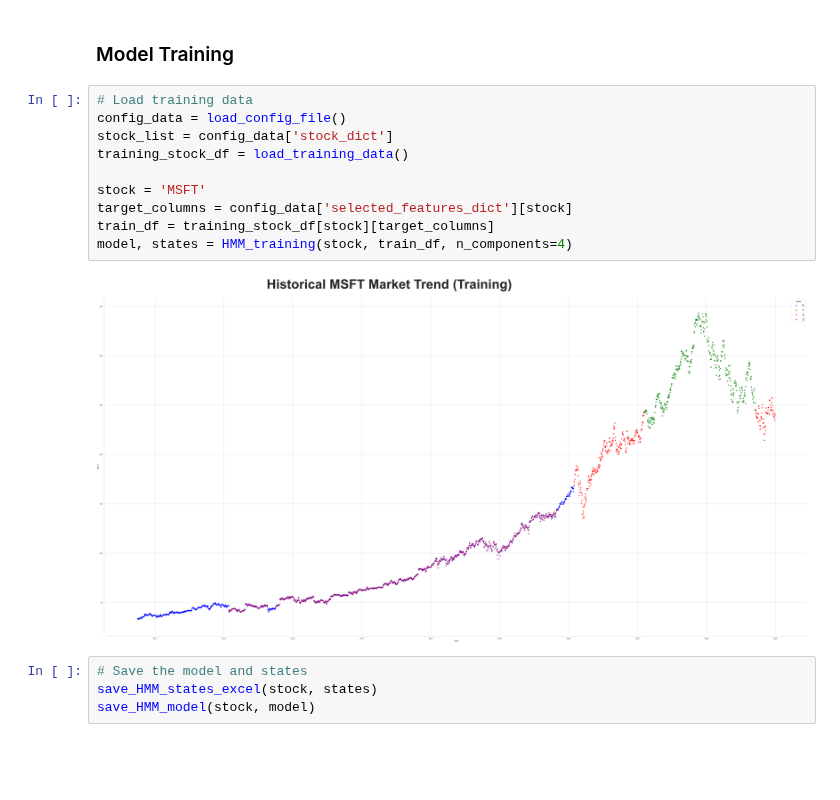
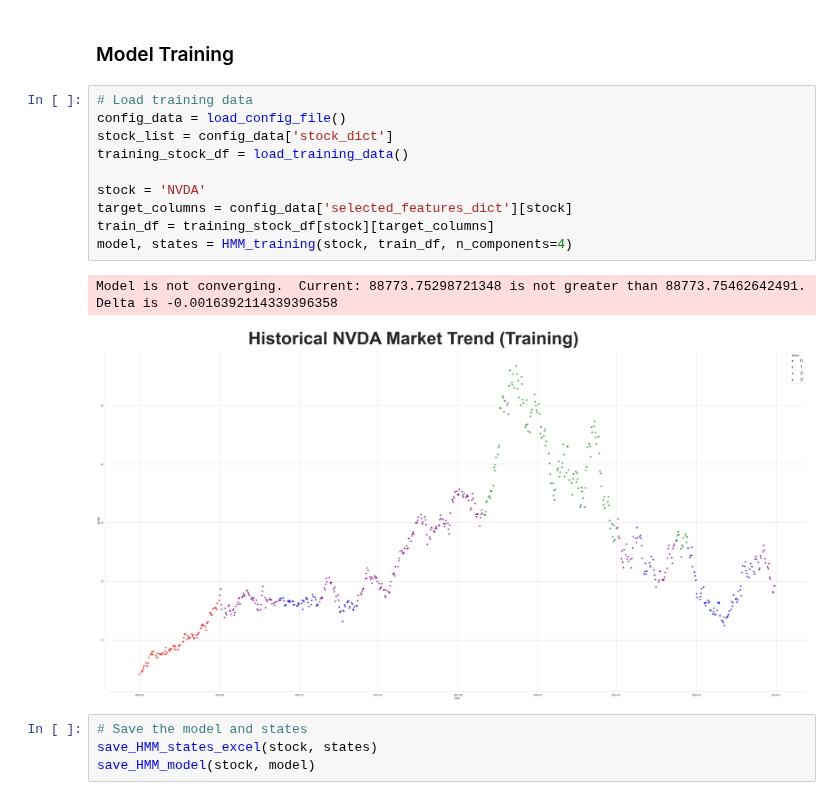
Before and after one commit to RaymondRaman/Stock-Market-Trend-Forecasting-with-Regime-and-Diffusion-Model, a Jupyter notebook: 4a. HMM_training&testing.ipynb, the cells around one changed output. Saved outputs shown, nothing was run; the diff lists cells and outputs as text; blank space fills up the shorter version.

```diff
--- a/4a. HMM_training&testing.ipynb
+++ b/4a. HMM_training&testing.ipynb
@@ -7,15 +7,16 @@ import joblib
 # %%
 # Load training data
 config_data = load_config_file()
 stock_list = config_data['stock_dict']
 training_stock_df = load_training_data()
 
-stock = 'MSFT'
+stock = 'NVDA'
 target_columns = config_data['selected_features_dict'][stock]
 train_df = training_stock_df[stock][target_columns]
 model, states = HMM_training(stock, train_df, n_components=4)
 # %% [output]
+Model is not converging.  Current: 88773.75298721348 is not greater than 88773.75462642491. Delta is -0.0016392114339396358
-[figure, old version]
+[figure, new version]
 # %%
 # Save the model and states
 save_HMM_states_excel(stock, states)
```
Also changed, not shown: parts of 1 cell of this notebook, 9 other files.
